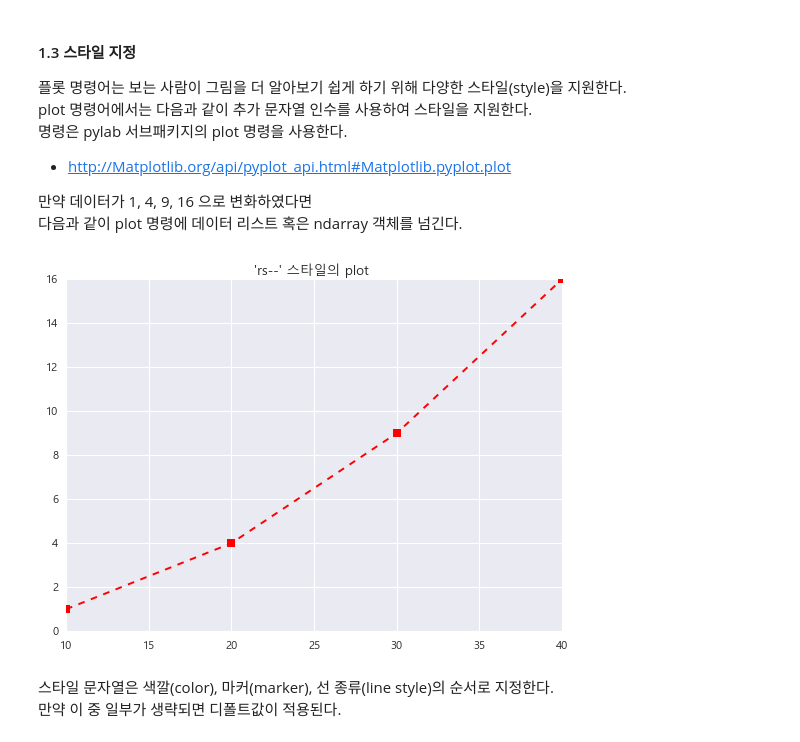
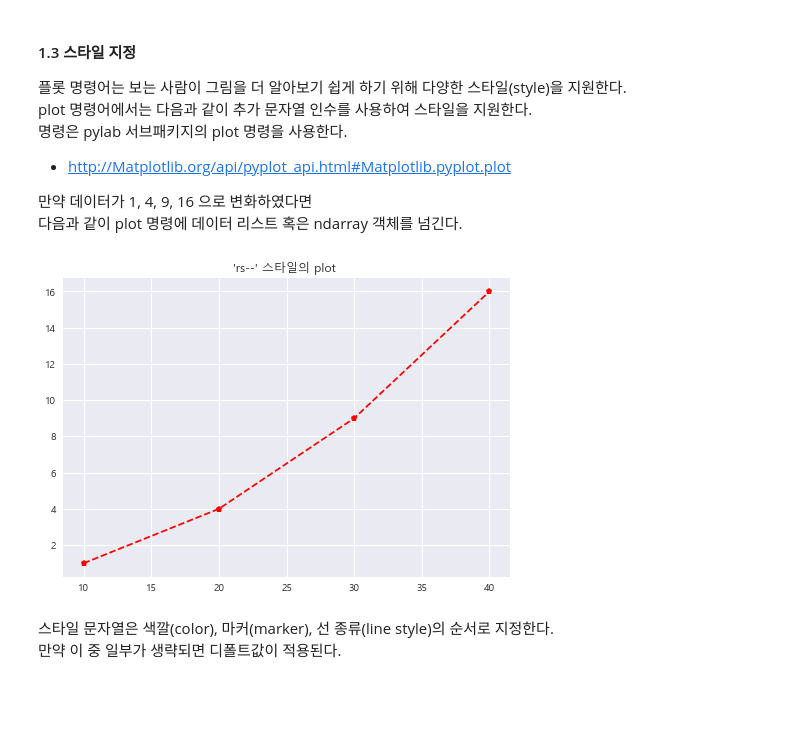
Before and after one commit to gratiaQ/Pyhton_Data_Science, a Jupyter notebook: 03_01_Matplotlib_개요.ipynb, the cells around one changed output. Drawn from its saved outputs; the diff is of its cells as text; code cells hidden in the pictures; blank space fills up the shorter version.

```diff
--- a/03_01_Matplotlib_개요.ipynb
+++ b/03_01_Matplotlib_개요.ipynb
@@ -112,6 +112,13 @@ plt.rc('font', family=font_name)
 mpl.rcParams['axes.unicode_minus'] = False
 # %% [output]
 Malgun Gothic
+# %%
+from matplotlib import font_manager, rc
+
+font_name = font_manager.FontProperties(fname="c:/Windows/Fonts/malgun.ttf").get_name()
+rc('font', family=font_name)
+
+mpl.rcParams['axes.unicode_minus'] = False
 # %% [markdown]
 #### 1.2 라인 플롯
 가장 간단한 플롯은 선을 그리는 라인 플롯(line plot)이다.
@@ -157,10 +164,10 @@ plot 명령어에서는 다음과 같이 추가 문자열 인수를 사용하여
 다음과 같이 plot 명령에 데이터 리스트 혹은 ndarray 객체를 넘긴다.
 # %%
 plt.title("'rs--' 스타일의 plot ")
-plt.plot([10, 20, 30, 40], [1, 4, 9, 16], 'rs--')
+plt.plot([10, 20, 30, 40], [1, 4, 9, 16], 'rp--')
 plt.show()
 # %% [output]
-[figure, old version]
+[figure, new version]
 # %% [markdown]
 스타일 문자열은 색깔(color), 마커(marker), 선 종류(line style)의 순서로 지정한다.
 만약 이 중 일부가 생략되면 디폴트값이 적용된다.
```
Also changed, not shown: parts of 1 cell of this notebook, 9 other files.
